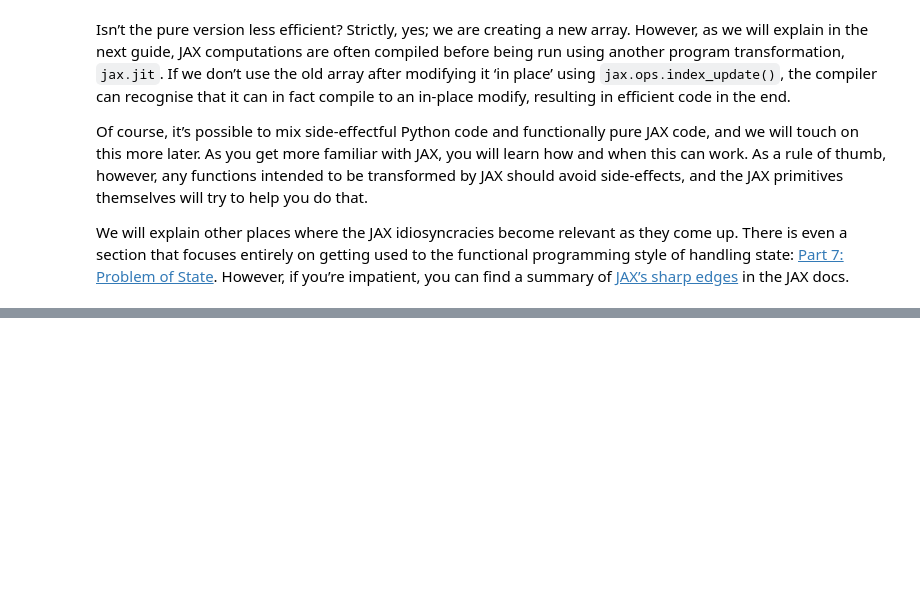
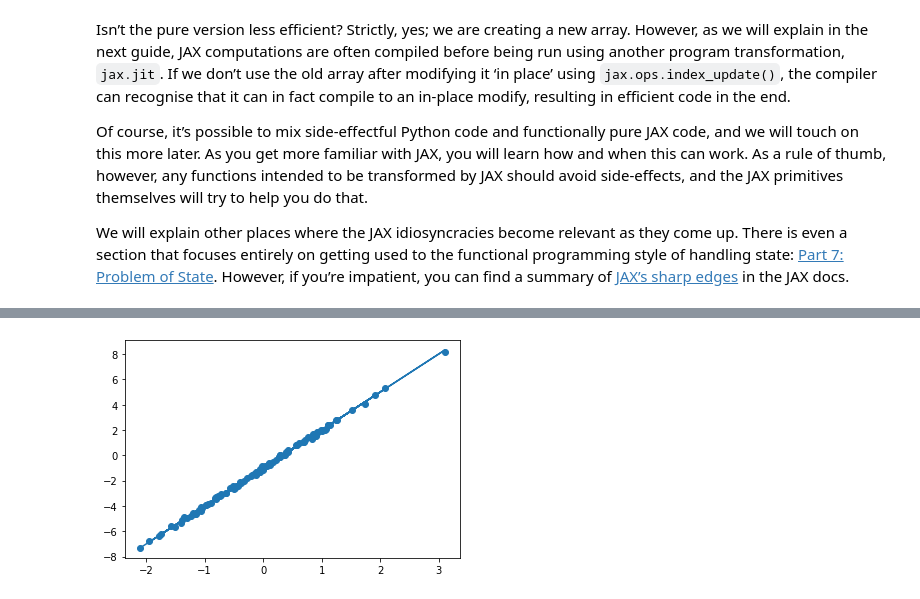
Before and after one commit to shawwn/jaxnotes, a Jupyter notebook: notebooks/001_Welcome_To_Colaboratory.ipynb, the cells around one changed output, grey strips where cells are left out. Saved outputs shown, nothing was run; the diff lists cells and outputs as text; code cells hidden in the pictures; blank space fills up the shorter version.

```diff
--- a/notebooks/001_Welcome_To_Colaboratory.ipynb
+++ b/notebooks/001_Welcome_To_Colaboratory.ipynb
@@ -1470,0 +1533,15 @@ We will explain other places where the JAX idiosyncracies become relevant as the
+# %%
+%%time
+update_jit = jit(update)
+
+theta = jnp.array([1., 1.])
+
+for _ in range(1000):
+  theta = update_jit(theta, xs, ys)
+
+plt.scatter(xs, ys)
+plt.plot(xs, model(theta, xs))
+
+w, b = theta
+print(f"w: {w:<.2f}, b: {b:<.2f}")
+# %% [output]
@@ -1470,0 +1551 @@ We will explain other places where the JAX idiosyncracies become relevant as the
+[figure, added]
```
Also changed, not shown: parts of 17 cells of this notebook.
